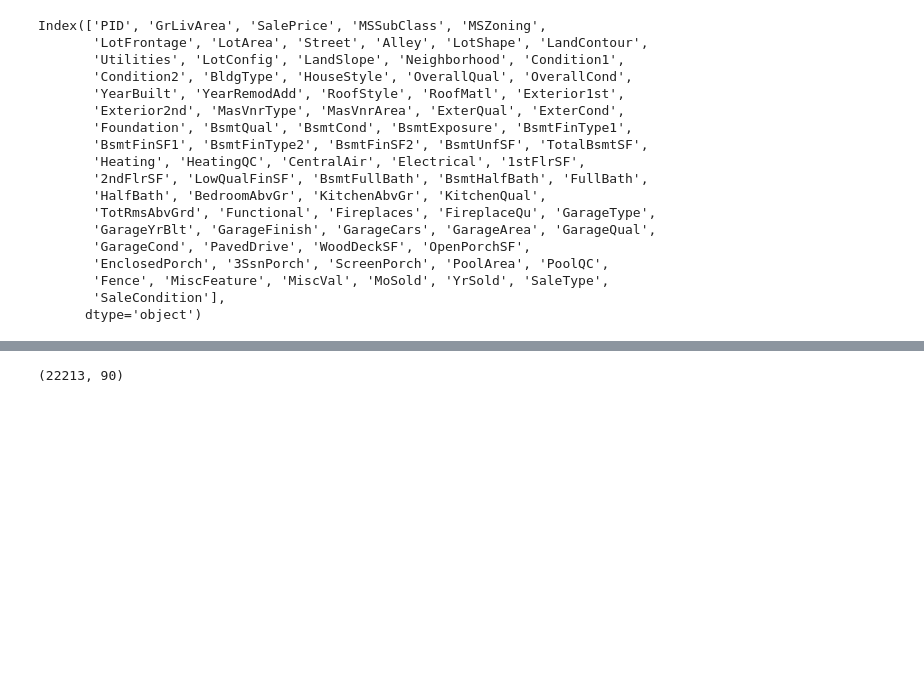
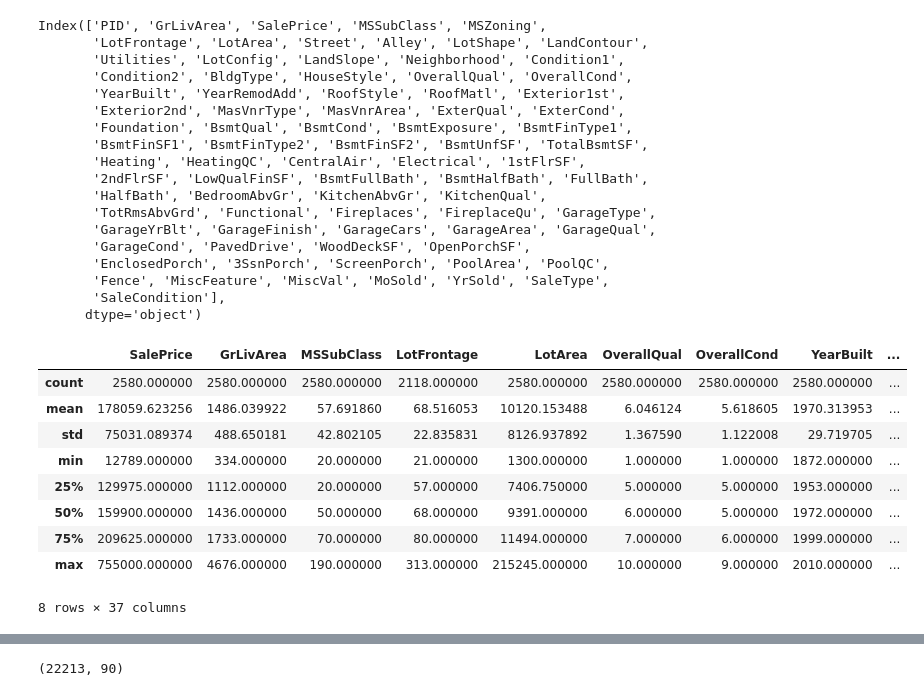
Before and after one commit to mobrien829/ames-ml-project, a Jupyter notebook: Tam's Folder/Ames Project.ipynb, the cells around one changed output, grey strips where cells are left out. Cells and saved outputs as stored; diff of their text form; code cells hidden in the pictures; blank space fills up the shorter version.

```diff
--- a/Tam's Folder/Ames Project.ipynb
+++ b/Tam's Folder/Ames Project.ipynb
@@ -54,3 +59,24 @@ Index(['PID', 'GrLivArea', 'SalePrice', 'MSSubClass', 'MSZoning',
        'Fence', 'MiscFeature', 'MiscVal', 'MoSold', 'YrSold', 'SaleType',
        'SaleCondition'],
       dtype='object')
+# %%
+housing_copy = housing.copy()
+# %%
+housing_copy.drop(columns="PID", inplace=True)
+# %%
+first_col = housing_copy.pop("SalePrice")
+# %%
+housing_copy.insert(0, 'SalePrice', first_col)
+# %%
+housing_copy.describe()
+# %% [output]
+|  | SalePrice | GrLivArea | MSSubClass | LotFrontage | LotArea | OverallQual | OverallCond | YearBuilt | ... |
+| count | 2580.000000 | 2580.000000 | 2580.000000 | 2118.000000 | 2580.000000 | 2580.000000 | 2580.000000 | 2580.000000 | ... |
+| mean | 178059.623256 | 1486.039922 | 57.691860 | 68.516053 | 10120.153488 | 6.046124 | 5.618605 | 1970.313953 | ... |
+| std | 75031.089374 | 488.650181 | 42.802105 | 22.835831 | 8126.937892 | 1.367590 | 1.122008 | 29.719705 | ... |
+| min | 12789.000000 | 334.000000 | 20.000000 | 21.000000 | 1300.000000 | 1.000000 | 1.000000 | 1872.000000 | ... |
+| 25% | 129975.000000 | 1112.000000 | 20.000000 | 57.000000 | 7406.750000 | 5.000000 | 5.000000 | 1953.000000 | ... |
+| 50% | 159900.000000 | 1436.000000 | 50.000000 | 68.000000 | 9391.000000 | 6.000000 | 5.000000 | 1972.000000 | ... |
+| 75% | 209625.000000 | 1733.000000 | 70.000000 | 80.000000 | 11494.000000 | 7.000000 | 6.000000 | 1999.000000 | ... |
+| max | 755000.000000 | 4676.000000 | 190.000000 | 313.000000 | 215245.000000 | 10.000000 | 9.000000 | 2010.000000 | ... |
+8 rows × 37 columns
```
Also changed, not shown: parts of 8 cells of this notebook, 2 other files.
